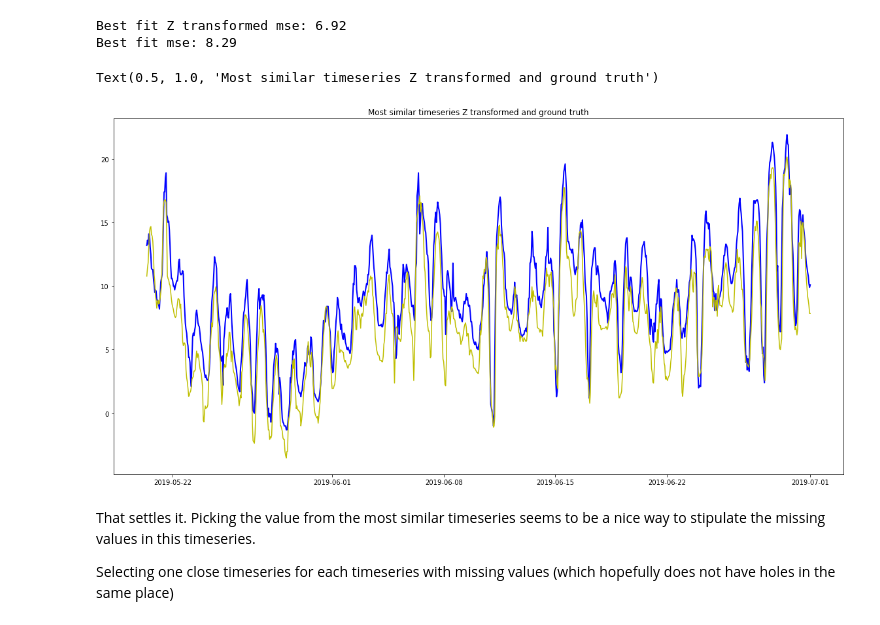
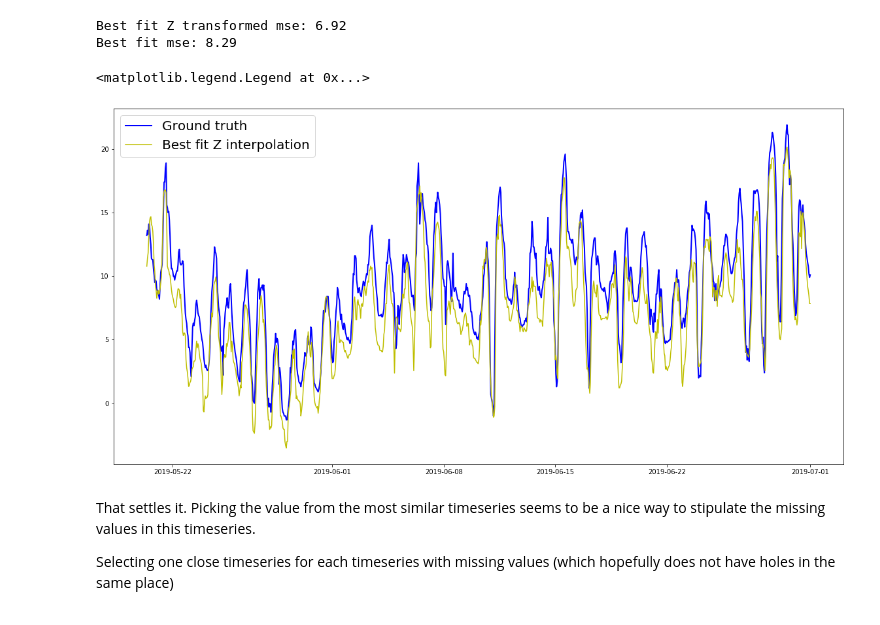
Before and after one commit to arilmad/BI_project, a Jupyter notebook: data_cleanser.ipynb, the cells around one changed output. Drawn from its saved outputs; the diff is of its cells as text; code cells hidden in the pictures.

```diff
--- a/data_cleanser.ipynb
+++ b/data_cleanser.ipynb
@@ -401,11 +405,11 @@ Best fit mse: 8.29
 # %%
 fig, ax = plt.subplots(1,1,figsize=(20,10))
 ax.plot(subset.loc[date_range[-1000:]]['temperature'], c='b', lw=2, label='Ground truth')
 ax.plot(date_range[-1000:], best_fit_detransformed[-1000:], c='y', label='Best fit Z interpolation')
-ax.set_title('Most similar timeseries Z transformed and ground truth')
+ax.legend(prop={'size':20})
 # %% [output]
-Text(0.5, 1.0, 'Most similar timeseries Z transformed and ground truth')
+<matplotlib.legend.Legend at 0x...>
-[figure, old version]
+[figure, new version]
 # %% [markdown]
 That settles it. Picking the value from the most similar timeseries seems to be a nice way to stipulate the missing values in this timeseries.
 
```
Also changed, not shown: parts of 20 cells of this notebook, 2 other files.
